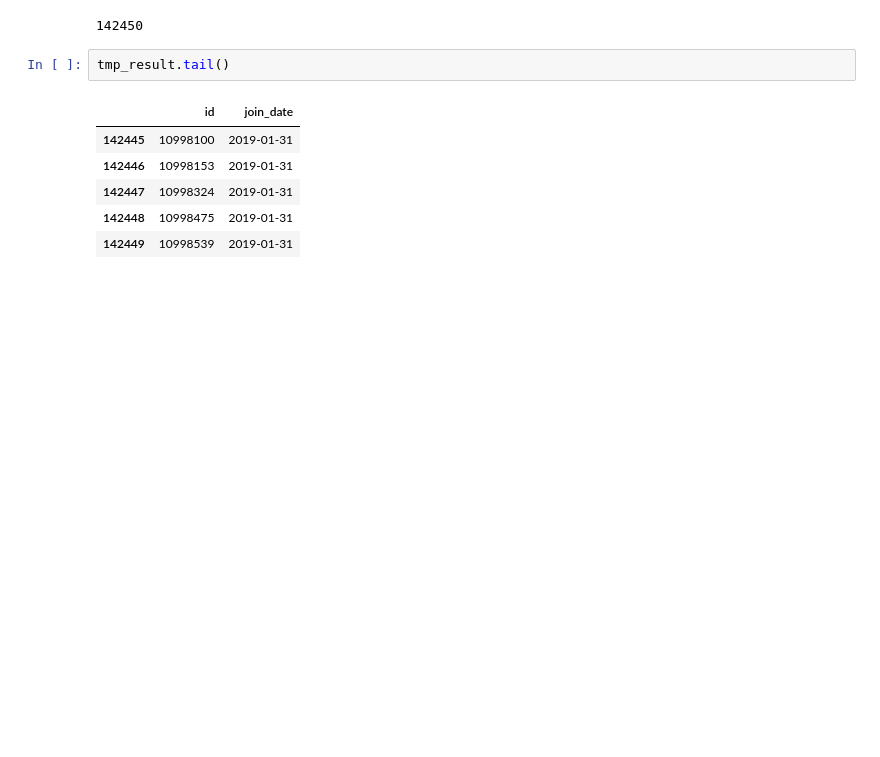
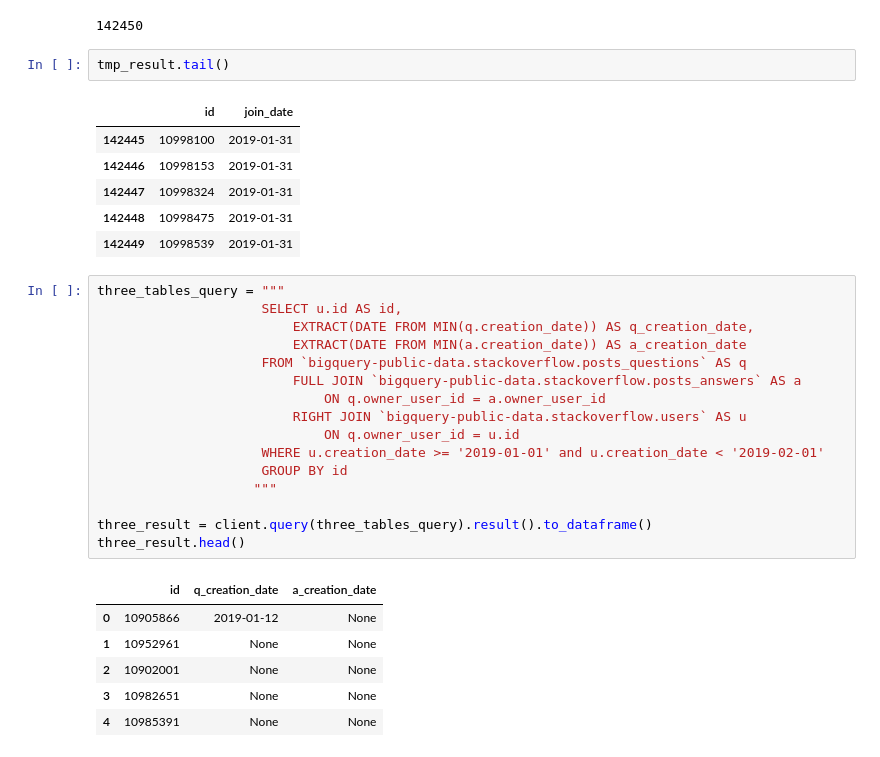
Before and after one commit to SYYoung/Kaggle, a Jupyter notebook: Adv SQL/join.ipynb, the cells around one changed output. Saved outputs shown, nothing was run; the diff lists cells and outputs as text; blank space fills up the shorter version.

```diff
--- a/Adv SQL/join.ipynb
+++ b/Adv SQL/join.ipynb
@@ -219,4 +219,27 @@ tmp_result.tail()
 | 142447 | 10998324 | 2019-01-31 |
 | 142448 | 10998475 | 2019-01-31 |
 | 142449 | 10998539 | 2019-01-31 |
+# %%
+three_tables_query = """
+                     SELECT u.id AS id,
+                         EXTRACT(DATE FROM MIN(q.creation_date)) AS q_creation_date,
+                         EXTRACT(DATE FROM MIN(a.creation_date)) AS a_creation_date
+                     FROM `bigquery-public-data.stackoverflow.posts_questions` AS q
+                         FULL JOIN `bigquery-public-data.stackoverflow.posts_answers` AS a
+                             ON q.owner_user_id = a.owner_user_id
+                         RIGHT JOIN `bigquery-public-data.stackoverflow.users` AS u
+                             ON q.owner_user_id = u.id
+                     WHERE u.creation_date >= '2019-01-01' and u.creation_date < '2019-02-01'
+                     GROUP BY id
+                    """
+
+three_result = client.query(three_tables_query).result().to_dataframe()
+three_result.head()
+# %% [output]
+|  | id | q_creation_date | a_creation_date |
+| 0 | 10905866 | 2019-01-12 | None |
+| 1 | 10952961 | None | None |
+| 2 | 10902001 | None | None |
+| 3 | 10982651 | None | None |
+| 4 | 10985391 | None | None |
 # %%
```
Also changed, not shown: parts of 2 cells of this notebook.
